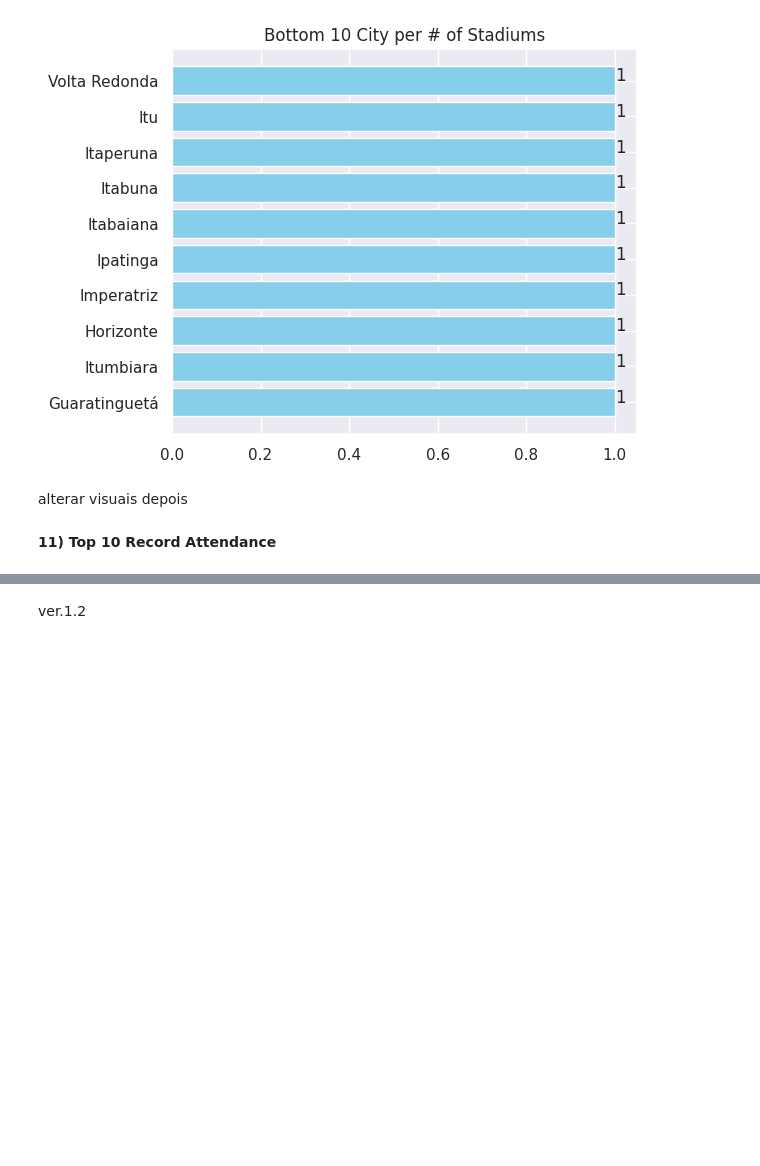
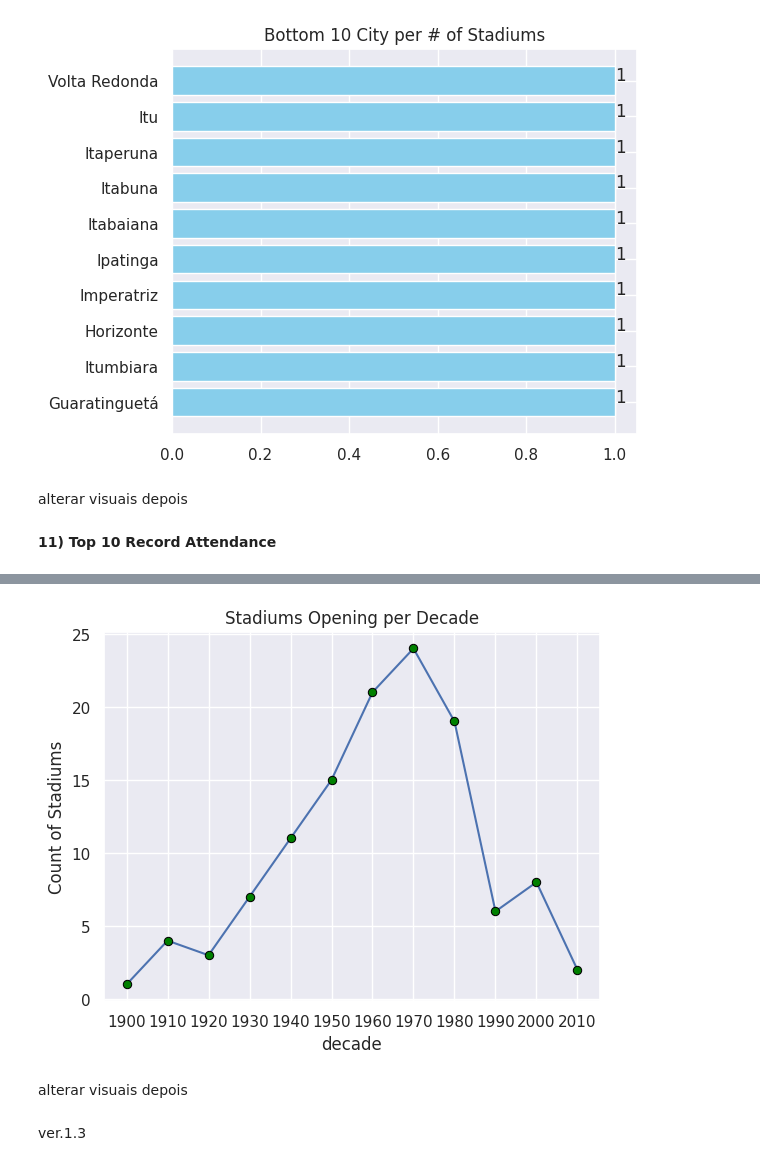
Before and after one commit to PatrickLeal/brazilian-football-stadiums-Data-Transform-Clean-Viz, a Jupyter notebook: brazilian-stadiums-analysis-viz.ipynb, the cells around one changed output, grey strips where cells are left out. Saved outputs shown, nothing was run; the diff lists cells and outputs as text; code cells hidden in the pictures; blank space fills up the shorter version.

```diff
--- a/brazilian-stadiums-analysis-viz.ipynb
+++ b/brazilian-stadiums-analysis-viz.ipynb
@@ -266,0 +315,3 @@ stadium_details[['official_name', 'record_date', 'Match_with_the_highest_attenda
+# %%
+age_df['decade'] = 10 * (age_df['opening_date'].dt.year // 10)
+age_df
@@ -266,0 +332,3 @@ stadium_details[['official_name', 'record_date', 'Match_with_the_highest_attenda
+# %%
+opening_per_decades = age_df.pivot_table('official_name', index='decade', aggfunc='count').reset_index()
+opening_per_decades
@@ -267,2 +349,13 @@ stadium_details[['official_name', 'record_date', 'Match_with_the_highest_attenda
+# %%
+sns.lineplot(data=opening_per_decades, x='decade', y='official_name',
+            marker='o', markerfacecolor='green', markeredgecolor='black')
+plt.title("Stadiums Opening per Decade")
+plt.xticks(opening_per_decades.decade)
+plt.ylabel('Count of Stadiums',size=12)
+plt.show()
+# %% [output]
+[figure, added]
+# %% [markdown]
+alterar visuais depois
 # %% [markdown]
-ver.1.2
+ver.1.3
```
Also changed, not shown: parts of 12 cells of this notebook.
